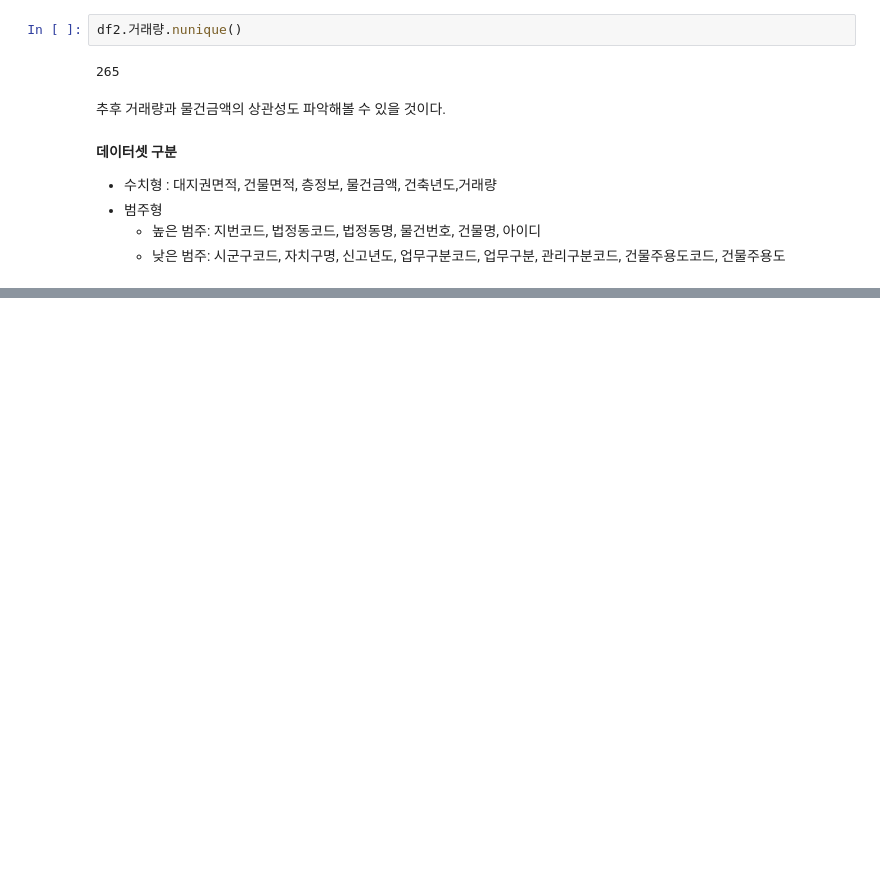
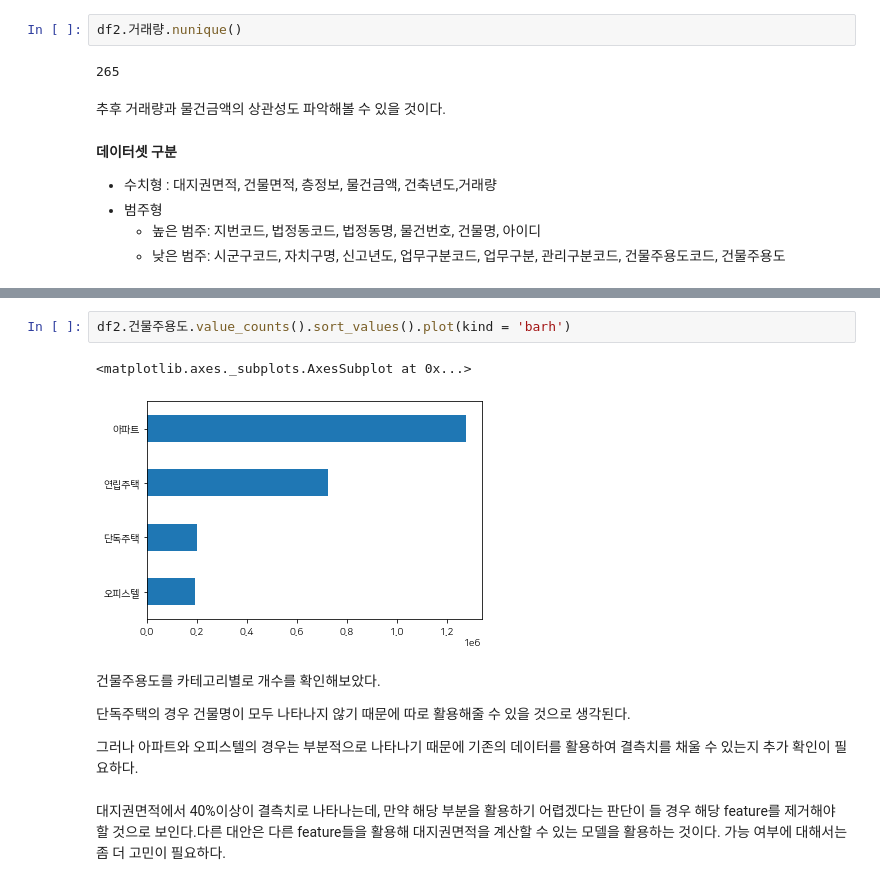
Before and after one commit to MinsooKwak/real_estate, a Jupyter notebook: real_estate_data.ipynb, the cells around one changed output, grey strips where cells are left out. Drawn from its saved outputs; the diff is of its cells as text; blank space fills up the shorter version.

```diff
--- a/real_estate_data.ipynb
+++ b/real_estate_data.ipynb
@@ -299,0 +346,13 @@ df2.거래량.nunique()
+# %%
+df2.건물주용도.value_counts().sort_values().plot(kind = 'barh')
+# %% [output]
+<matplotlib.axes._subplots.AxesSubplot at 0x...>
+[figure, added]
+# %% [markdown]
+건물주용도를 카테고리별로 개수를 확인해보았다.
+
+단독주택의 경우 건물명이 모두 나타나지 않기 때문에 따로 활용해줄 수 있을 것으로 생각된다.
+
+그러나 아파트와 오피스텔의 경우는 부분적으로 나타나기 때문에 기존의 데이터를 활용하여 결측치를 채울 수 있는지 추가 확인이 필요하다.
+# %% [markdown]
+대지권면적에서 40%이상이 결측치로 나타나는데, 만약 해당 부분을 활용하기 어렵겠다는 판단이 들 경우 해당 feature를 제거해야 할 것으로 보인다.다른 대안은 다른 feature들을 활용해 대지권면적을 계산할 수 있는 모델을 활용하는 것이다. 가능 여부에 대해서는 좀 더 고민이 필요하다.
```
Also changed, not shown: parts of 14 cells of this notebook.
